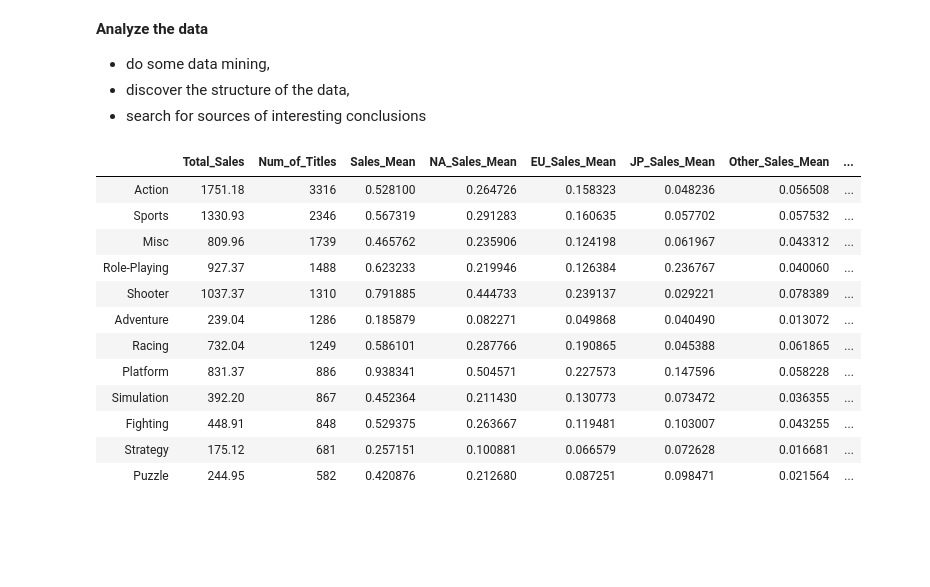
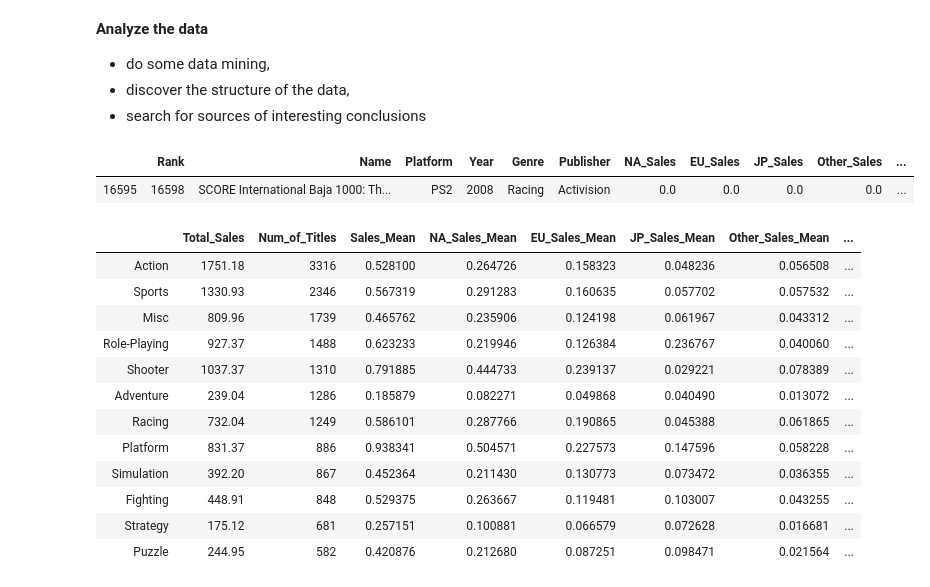
Before and after one commit to Netherwulf/video-games-data-analysis, a Jupyter notebook: video_games_data_analysis.ipynb, the cells around one changed output. Cells and saved outputs as stored; diff of their text form; code cells hidden in the pictures; blank space fills up the shorter version.

```diff
--- a/video_games_data_analysis.ipynb
+++ b/video_games_data_analysis.ipynb
@@ -159,6 +159,22 @@ Name: Global_Sales, dtype: float64
 * do some data mining,
 * discover the structure of the data,
 * search for sources of interesting conclusions
+# %%
+# add new columns showing percentage of game copies sold
+# in NA, EU, JP and rest of the world respectively
+df['NA_Sales_Percentage'] = 100 * (df['NA_Sales'] / df['Global_Sales']).round(3)
+df['EU_Sales_Percentage'] = 100 * (df['EU_Sales'] / df['Global_Sales']).round(3)
+df['JP_Sales_Percentage'] = 100 * (df['JP_Sales'] / df['Global_Sales']).round(3)
+df['Other_Sales_Percentage'] = 100 * (df['Other_Sales'] / df['Global_Sales']).round(3)
+
+# show games, which less than 10,000 copies have been sold
+df[(df['NA_Sales_Percentage'] == 0)
+   & (df['EU_Sales_Percentage'] == 0)
+   & (df['JP_Sales_Percentage'] == 0)
+   & (df['Other_Sales_Percentage'] == 0)]
+# %% [output]
+|  | Rank | Name | Platform | Year | Genre | Publisher | NA_Sales | EU_Sales | JP_Sales | Other_Sales | ... |
+| 16595 | 16598 | SCORE International Baja 1000: Th... | PS2 | 2008 | Racing | Activision | 0.0 | 0.0 | 0.0 | 0.0 | ... |
 # %%
 # create histogram of games' global sales
 # create box plots for global sales in each genre
```
Also changed, not shown: parts of 7 cells of this notebook.
